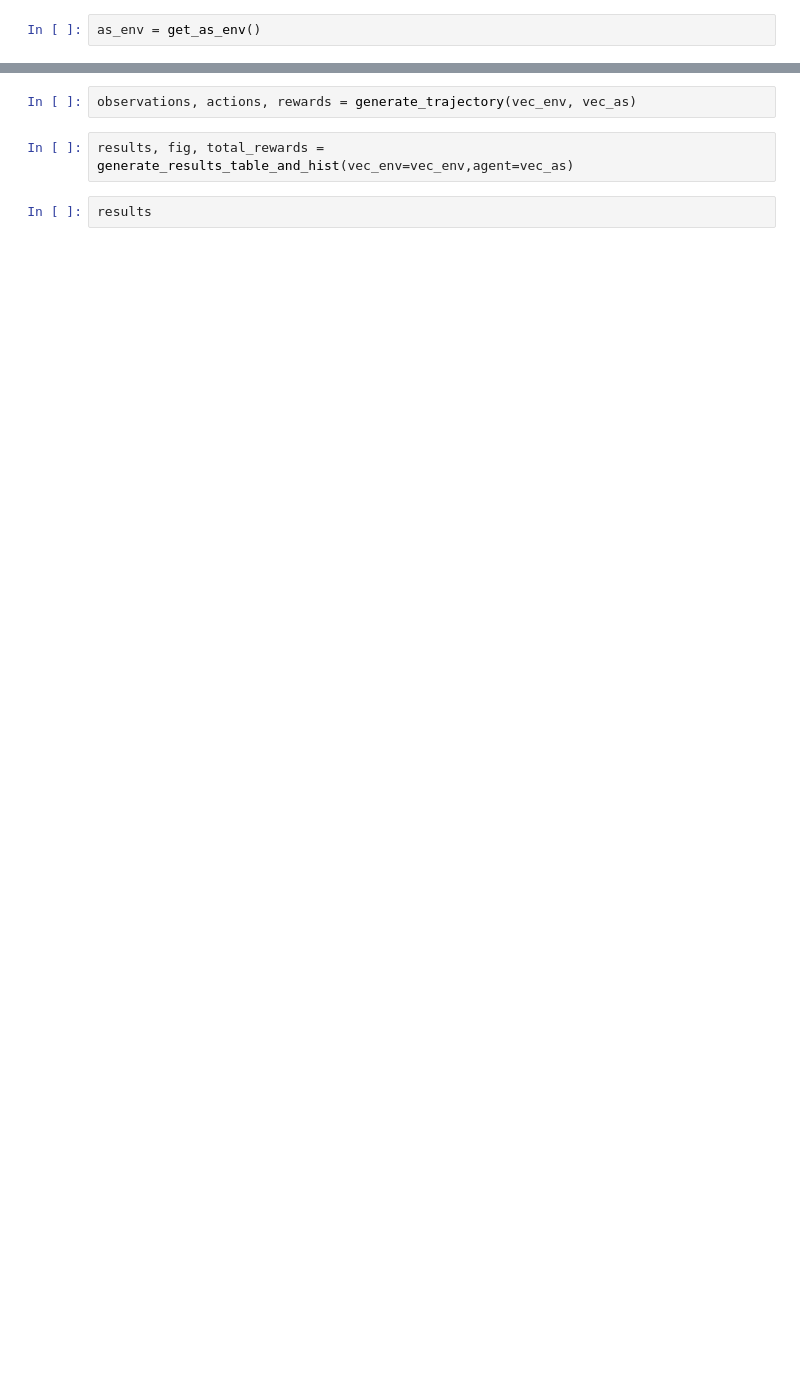
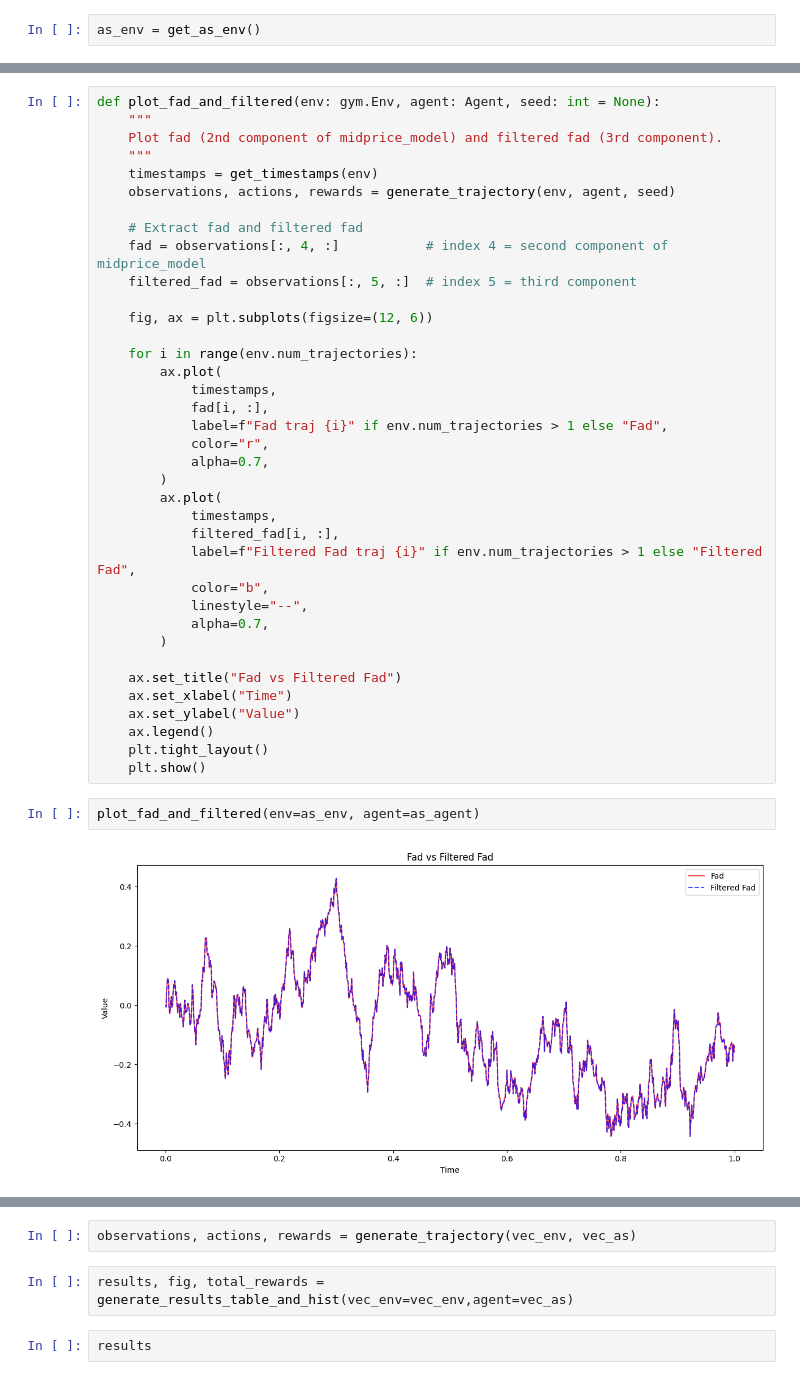
Before and after one commit to andreacate/mbt_gym, a Jupyter notebook: Experiments_MMwithFadsInfUninfTraders/ReplicationOfMMwithPI_17_09.ipynb, the cells around one changed output, grey strips where cells are left out. Cells and saved outputs as stored; diff of their text form; blank space fills up the shorter version.

```diff
--- a/Experiments_MMwithFadsInfUninfTraders/ReplicationOfMMwithPI_17_09.ipynb
+++ b/Experiments_MMwithFadsInfUninfTraders/ReplicationOfMMwithPI_17_09.ipynb
@@ -140,0 +145,41 @@ print(as_env.model_dynamics
+# %%
+def plot_fad_and_filtered(env: gym.Env, agent: Agent, seed: int = None):
+    """
+    Plot fad (2nd component of midprice_model) and filtered fad (3rd component).
+    """
+    timestamps = get_timestamps(env)
+    observations, actions, rewards = generate_trajectory(env, agent, seed)
+
+    # Extract fad and filtered fad
+    fad = observations[:, 4, :]           # index 4 = second component of midprice_model
+    filtered_fad = observations[:, 5, :]  # index 5 = third component
+
+    fig, ax = plt.subplots(figsize=(12, 6))
+
+    for i in range(env.num_trajectories):
+        ax.plot(
+            timestamps,
+            fad[i, :],
+            label=f"Fad traj {i}" if env.num_trajectories > 1 else "Fad",
+            color="r",
+            alpha=0.7,
+        )
+        ax.plot(
+            timestamps,
+            filtered_fad[i, :],
+            label=f"Filtered Fad traj {i}" if env.num_trajectories > 1 else "Filtered Fad",
+            color="b",
+            linestyle="--",
+            alpha=0.7,
+        )
+
+    ax.set_title("Fad vs Filtered Fad")
+    ax.set_xlabel("Time")
+    ax.set_ylabel("Value")
+    ax.legend()
+    plt.tight_layout()
+    plt.show()
+# %%
+plot_fad_and_filtered(env=as_env, agent=as_agent)
+# %% [output]
+[figure, added]
```
Also changed, not shown: parts of 9 cells of this notebook, 2 other files.
